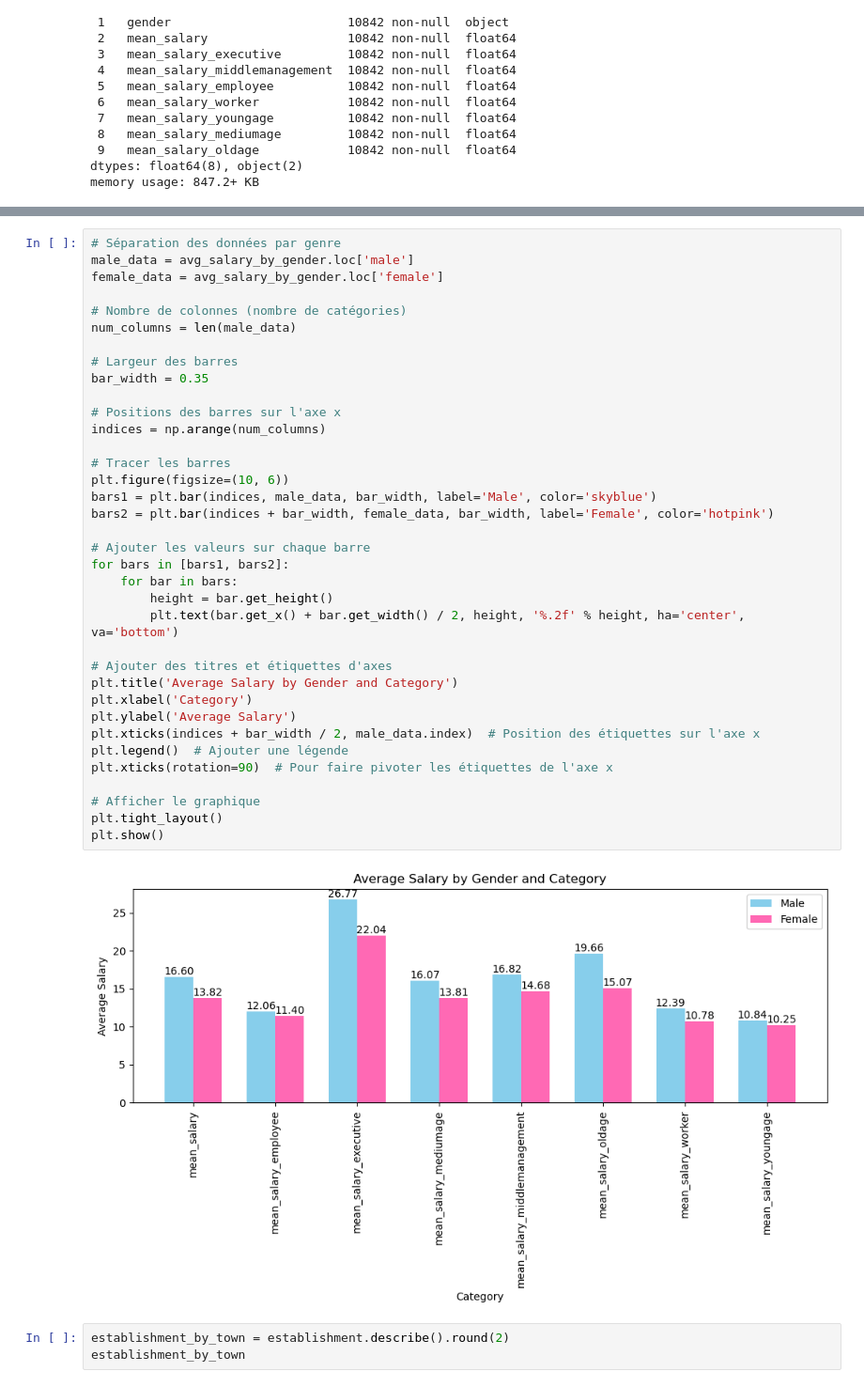
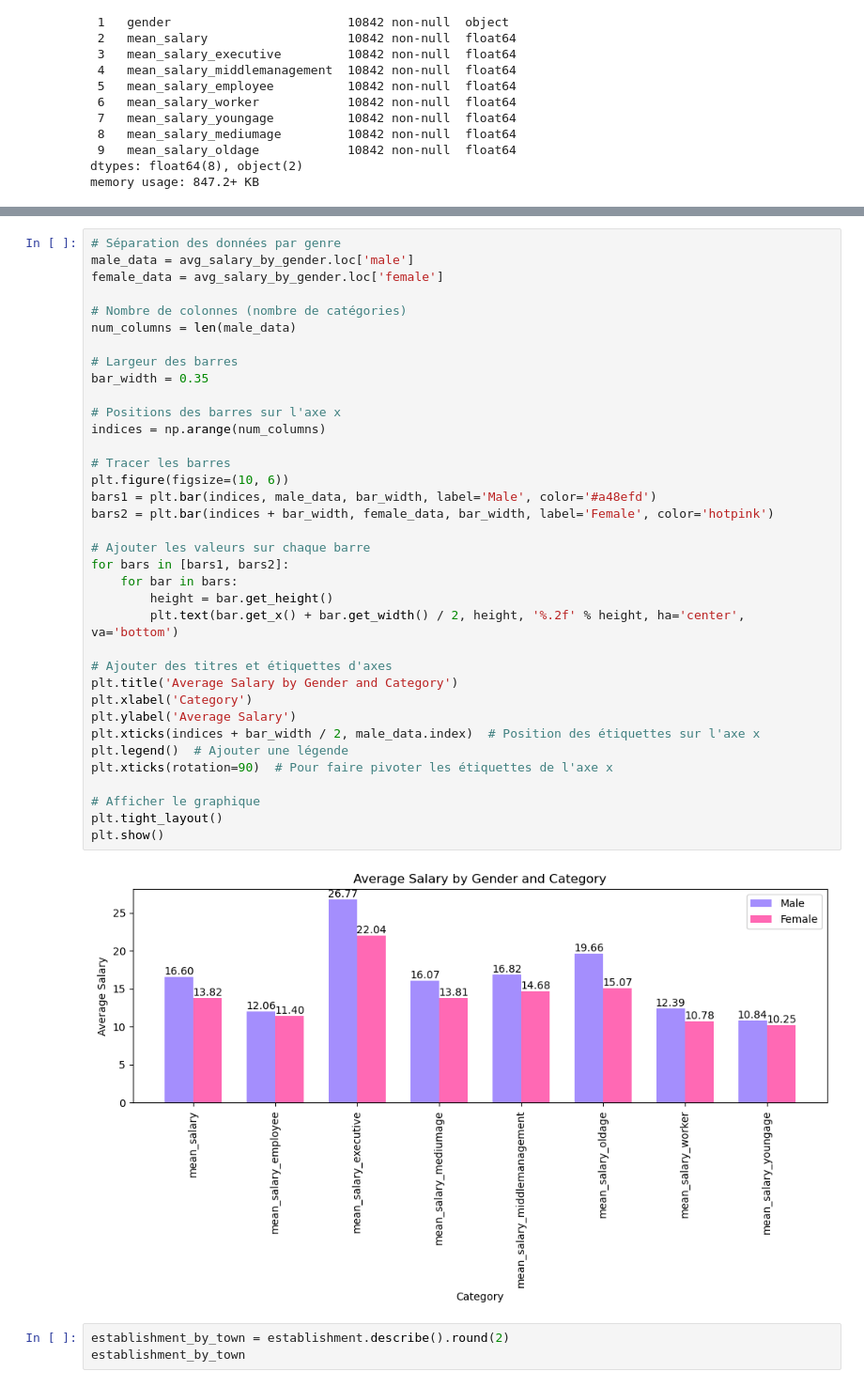
Before and after one commit to steprag/fp_finale_project, a Jupyter notebook: main/fp05_dataexploring.ipynb, the cells around one changed output, grey strips where cells are left out. Shown at 94% size. Saved outputs shown, nothing was run; the diff lists cells and outputs as text.

```diff
--- a/main/fp05_dataexploring.ipynb
+++ b/main/fp05_dataexploring.ipynb
@@ -330,35 +330,35 @@ female_data = avg_salary_by_gender.loc['female']
 num_columns = len(male_data)
 
 # Largeur des barres
 bar_width = 0.35
 
 # Positions des barres sur l'axe x
 indices = np.arange(num_columns)
 
 # Tracer les barres
 plt.figure(figsize=(10, 6))
-bars1 = plt.bar(indices, male_data, bar_width, label='Male', color='skyblue')
+bars1 = plt.bar(indices, male_data, bar_width, label='Male', color='#a48efd')
 bars2 = plt.bar(indices + bar_width, female_data, bar_width, label='Female', color='hotpink')
 
 # Ajouter les valeurs sur chaque barre
 for bars in [bars1, bars2]:
     for bar in bars:
         height = bar.get_height()
         plt.text(bar.get_x() + bar.get_width() / 2, height, '%.2f' % height, ha='center', va='bottom')
 
 # Ajouter des titres et étiquettes d'axes
 plt.title('Average Salary by Gender and Category')
 plt.xlabel('Category')
 plt.ylabel('Average Salary')
 plt.xticks(indices + bar_width / 2, male_data.index)  # Position des étiquettes sur l'axe x
 plt.legend()  # Ajouter une légende
 plt.xticks(rotation=90)  # Pour faire pivoter les étiquettes de l'axe x
 
 # Afficher le graphique
 plt.tight_layout()
 plt.show()
 # %% [output]
-[figure, old version]
+[figure, new version]
 # %%
 establishment_by_town = establishment.describe().round(2)
 establishment_by_town
```
Also changed, not shown: parts of 4 cells of this notebook, 17 other files.
